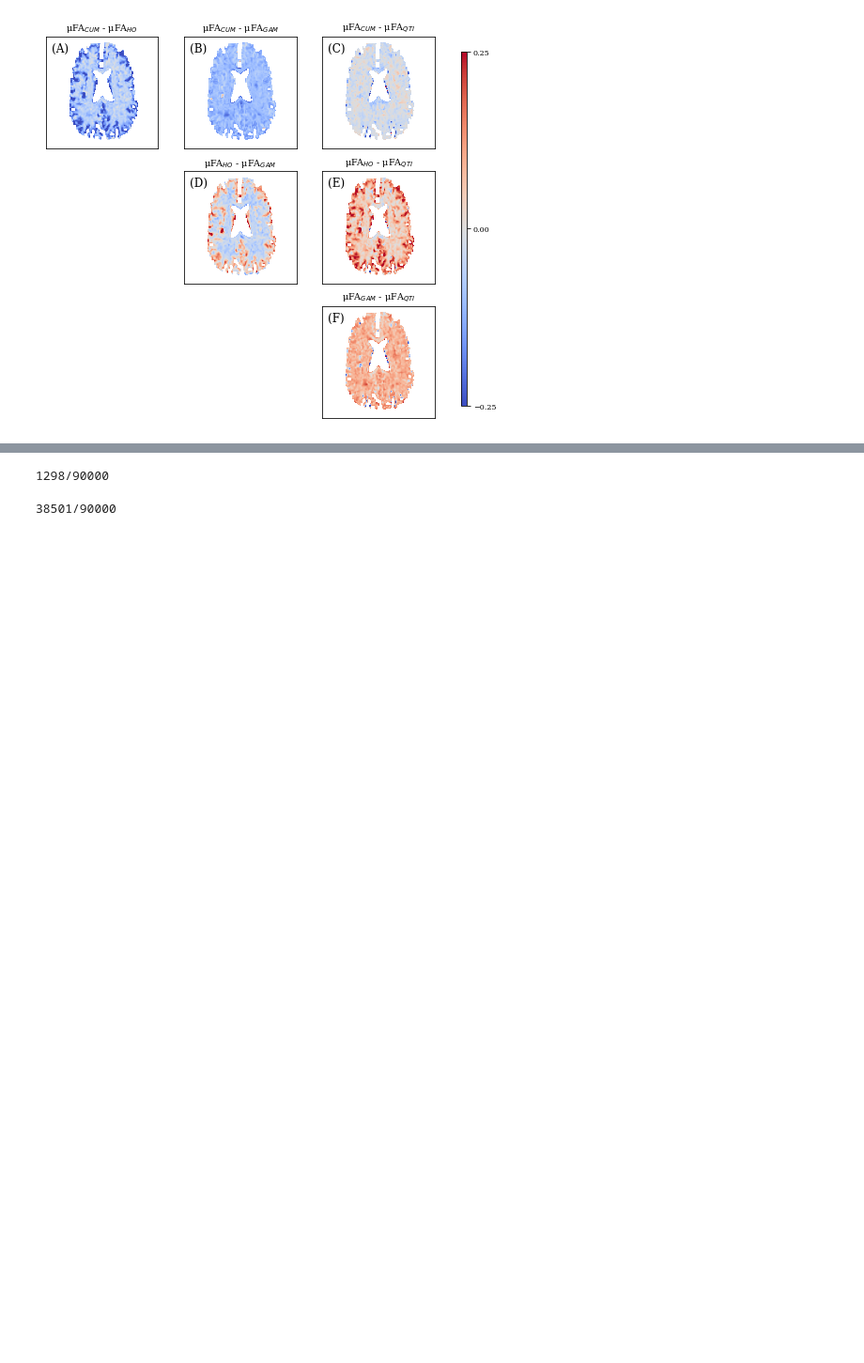
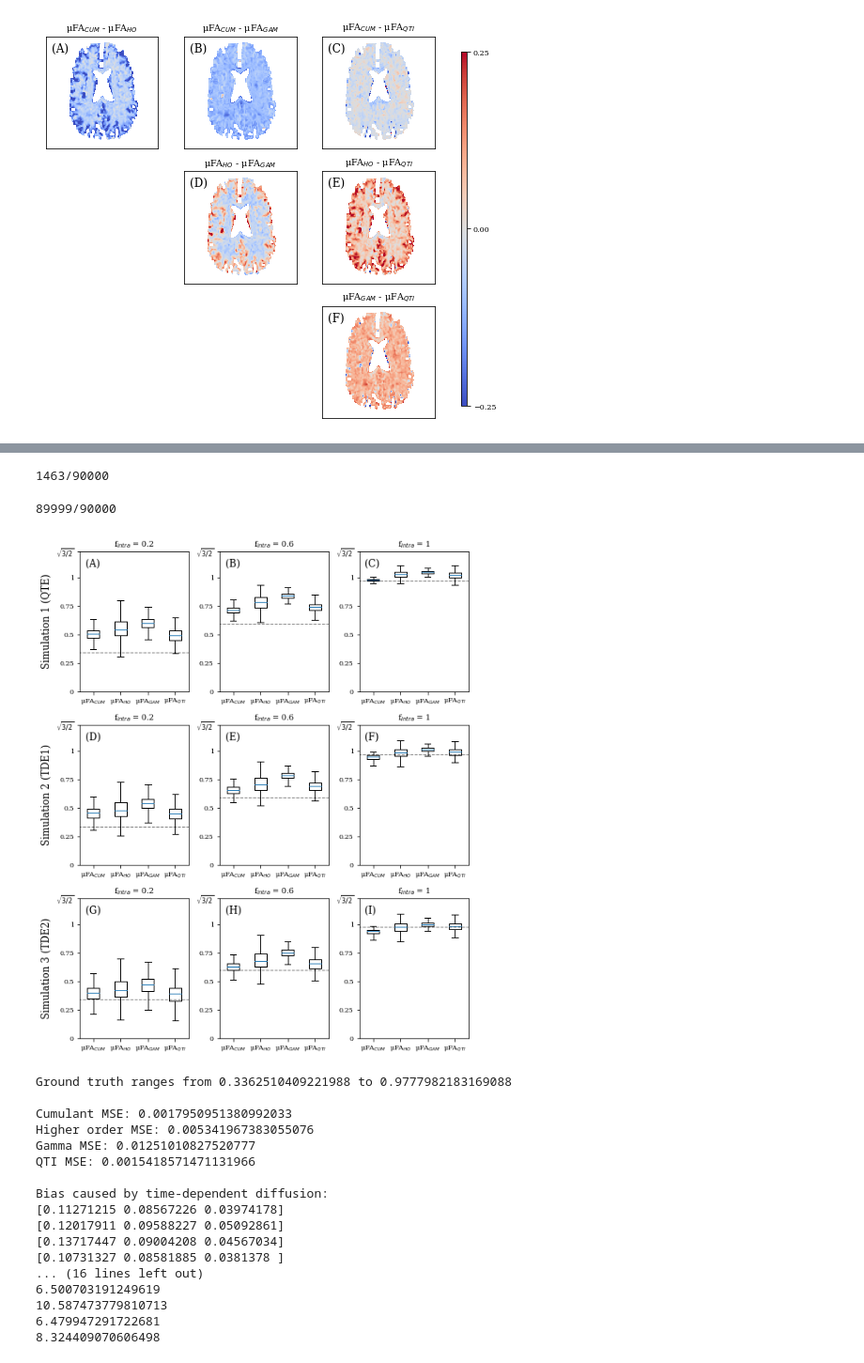
Before and after one commit to kerkelae/ufa-model-comparison, a Jupyter notebook: analysis.ipynb, the cells around one changed output, grey strips where cells are left out. Shown at 94% size. Cells and saved outputs as stored; diff of their text form; code cells hidden in the pictures; blank space fills up the shorter version.

```diff
--- a/analysis.ipynb
+++ b/analysis.ipynb
@@ -765,7 +753,7 @@ for i in range(3):
         gt_uFA[i, j] = np.sqrt(1.5 * avg_eval_var / (avg_eval_var + avg_md_sq))
 
 import cumulant
-import higher_order
+import higherorder
 import gamma
 import qti
 
@@ -774,8 +762,8 @@ def fit_uFAs(signals):
     pa_ste = gamma.calc_pa(signals[ste_idx], bvals[ste_idx])
     x = cumulant.fit_cum_model(pa_lte, pa_ste, np.unique(bvals))
     cum_uFA = cumulant.calc_uFA(x[1], x[3], x[2])
-    x = higher_order.fit_ho_model(pa_lte, pa_ste, np.unique(bvals))
-    ho_uFA = higher_order.calc_uFA(x[1], x[3], x[2])
+    x = higherorder.fit_ho_model(pa_lte, pa_ste, np.unique(bvals))
+    ho_uFA = higherorder.calc_uFA(x[1], x[3], x[2])
     x = gamma.fit_gamma_model(pa_lte, pa_ste, np.unique(bvals))
     gam_uFA = gamma.calc_uFA(x[1], x[3], x[2])
     X = qti.calc_design_matrix(bvecs[lte_idx], bvals[lte_idx],
@@ -840,32 +828,50 @@ for i in range(3):
                   rotation=90, transform=ax[i, 0].transAxes)
 fig.tight_layout()
 plt.show()
 fig.savefig('../LaTeX/Figures/sim_results.pdf', dpi=dpi)
 
 print('\nGround truth ranges from %s to %s' % (np.min(gt_uFA), np.max(gt_uFA)))
 print('\nCumulant MSE: %s' % np.mean(
     (np.mean(sim_cum_uFA, axis=2)[2] - gt_uFA[2])**2))
 print('Higher order MSE: %s' % np.mean(
     (np.mean(sim_ho_uFA, axis=2)[2] - gt_uFA[2])**2))
 print('Gamma MSE: %s' % np.mean(
     (np.mean(sim_gam_uFA, axis=2)[2] - gt_uFA[2])**2))
 print('QTI MSE: %s' % np.mean(
     (np.nanmean(sim_qti_uFA, axis=2)[2] - gt_uFA[2])**2))
 print('\nBias caused by time-dependent diffusion:')
 print(np.nanmean(sim_cum_uFA, axis=2)[0] - np.nanmean(sim_cum_uFA, axis=2)[2])
 print(np.nanmean(sim_ho_uFA, axis=2)[0] - np.nanmean(sim_ho_uFA, axis=2)[2])
 print(np.nanmean(sim_gam_uFA, axis=2)[0] - np.nanmean(sim_gam_uFA, axis=2)[2])
 print(np.nanmean(sim_qti_uFA, axis=2)[0] - np.nanmean(sim_qti_uFA, axis=2)[2])
 print('\nStandard deviations:')
 print(np.std(sim_cum_uFA, axis=2))
 print(np.std(sim_ho_uFA, axis=2))
 print(np.std(sim_gam_uFA, axis=2))
 print(np.nanstd(sim_qti_uFA, axis=2))
 print('\nCVs:')
 print(np.mean(np.std(sim_cum_uFA, axis=2)) / np.mean(gt_uFA) * 100)
 print(np.mean(np.std(sim_ho_uFA, axis=2)) / np.mean(gt_uFA) * 100)
 print(np.mean(np.std(sim_gam_uFA, axis=2)) / np.mean(gt_uFA) * 100)
 print(np.mean(np.nanstd(sim_qti_uFA, axis=2)) / np.mean(gt_uFA) * 100)
 # %% [output]
-1298/90000
+1463/90000
-38501/90000
+89999/90000
+[figure, added]
+Ground truth ranges from 0.3362510409221988 to 0.9777982183169088
+
+Cumulant MSE: 0.0017950951380992033
+Higher order MSE: 0.005341967383055076
+Gamma MSE: 0.01251010827520777
+QTI MSE: 0.0015418571471131966
+
+Bias caused by time-dependent diffusion:
+[0.11271215 0.08567226 0.03974178]
+[0.12017911 0.09588227 0.05092861]
+[0.13717447 0.09004208 0.04567034]
+[0.10731327 0.08581885 0.0381378 ]
+... (16 lines left out)
+6.500703191249619
+10.587473779810713
+6.479947291722681
+8.324409070606498
```
Also changed, not shown: parts of 9 cells of this notebook, 1 other file.
